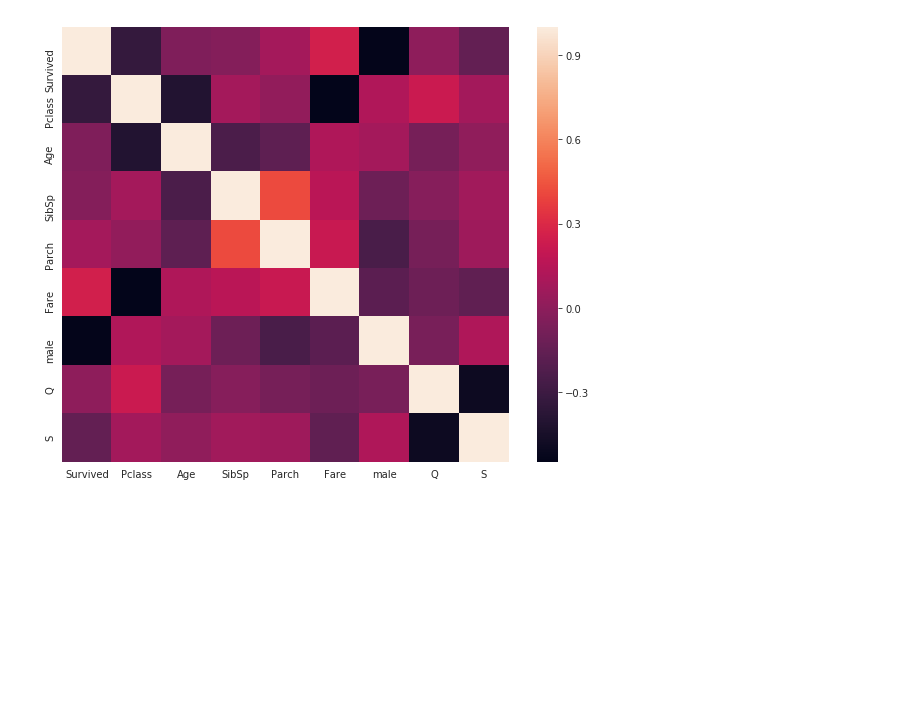
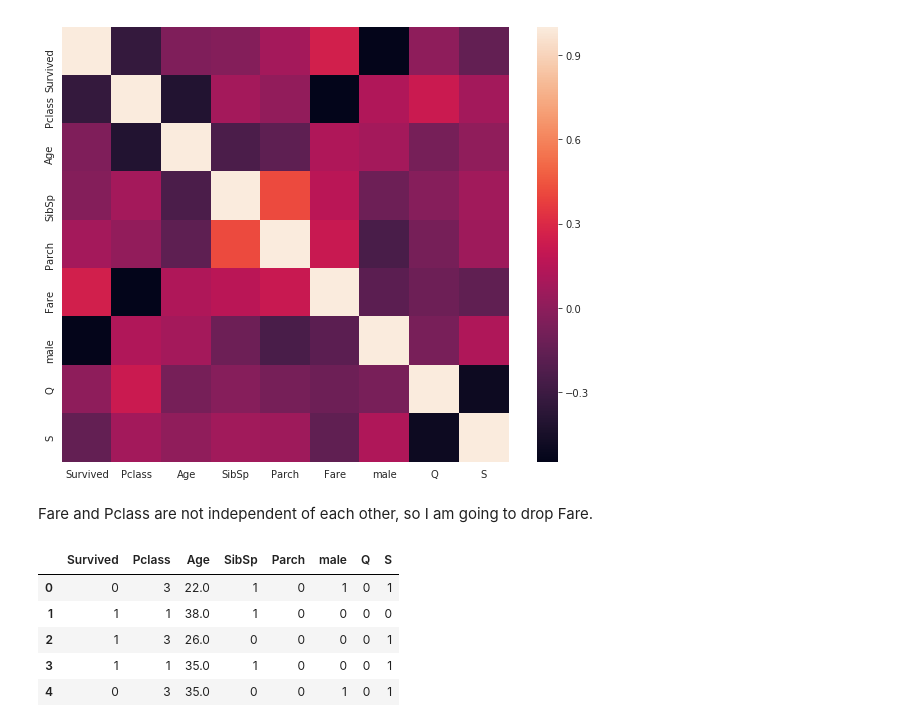
Before and after one commit to ManjeetRaj/Logistic-regression-on-the-titanic-dataset, a Jupyter notebook: Logistic-regression-on-the-titanic-dataset.ipynb, the cells around one changed output. Cells and saved outputs as stored; diff of their text form; code cells hidden in the pictures; blank space fills up the shorter version.

```diff
--- a/Logistic-regression-on-the-titanic-dataset.ipynb
+++ b/Logistic-regression-on-the-titanic-dataset.ipynb
@@ -313,3 +313,15 @@ sb.heatmap(titanic_dmy.corr())
 # %% [output]
 <matplotlib.axes._subplots.AxesSubplot at 0x...>
 [figure]
+# %% [markdown]
+Fare and Pclass are not independent of each other, so I am going to drop Fare.
+# %%
+titanic_dmy.drop(['Fare'],axis=1,inplace=True)
+titanic_dmy.head()
+# %% [output]
+|  | Survived | Pclass | Age | SibSp | Parch | male | Q | S |
+| 0 | 0 | 3 | 22.0 | 1 | 0 | 1 | 0 | 1 |
+| 1 | 1 | 1 | 38.0 | 1 | 0 | 0 | 0 | 0 |
+| 2 | 1 | 3 | 26.0 | 0 | 0 | 0 | 0 | 1 |
+| 3 | 1 | 1 | 35.0 | 1 | 0 | 0 | 0 | 1 |
+| 4 | 0 | 3 | 35.0 | 0 | 0 | 1 | 0 | 1 |
```
